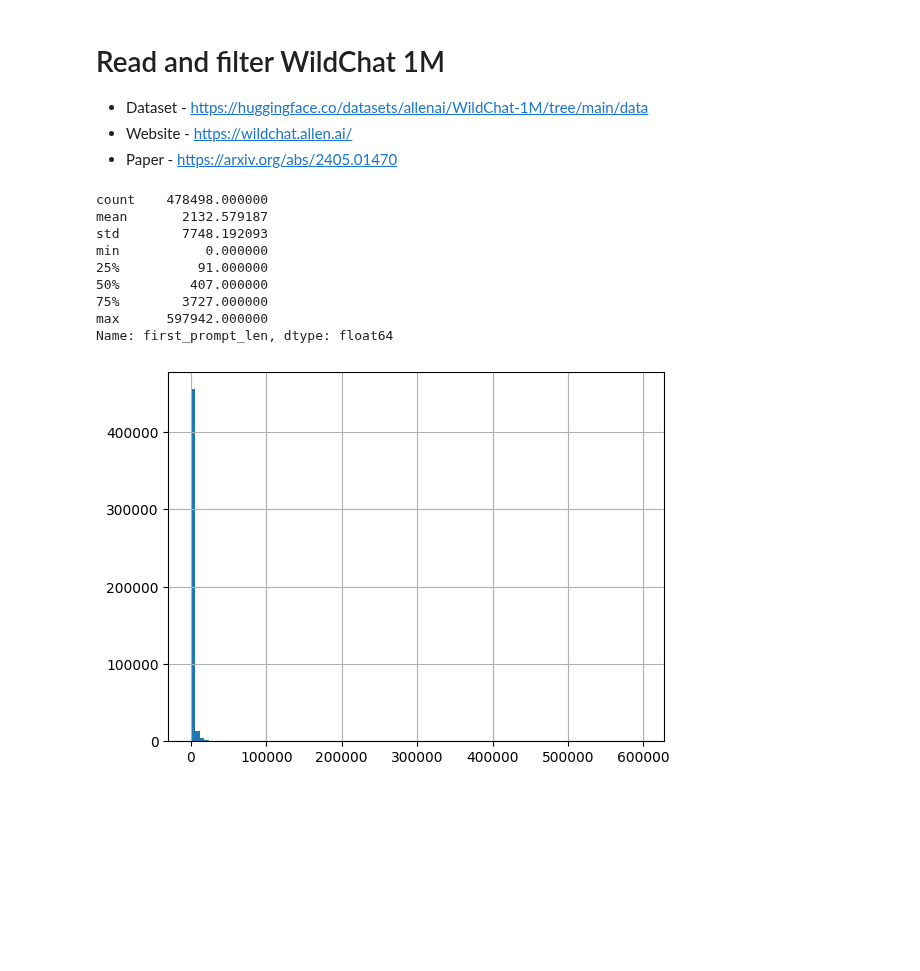
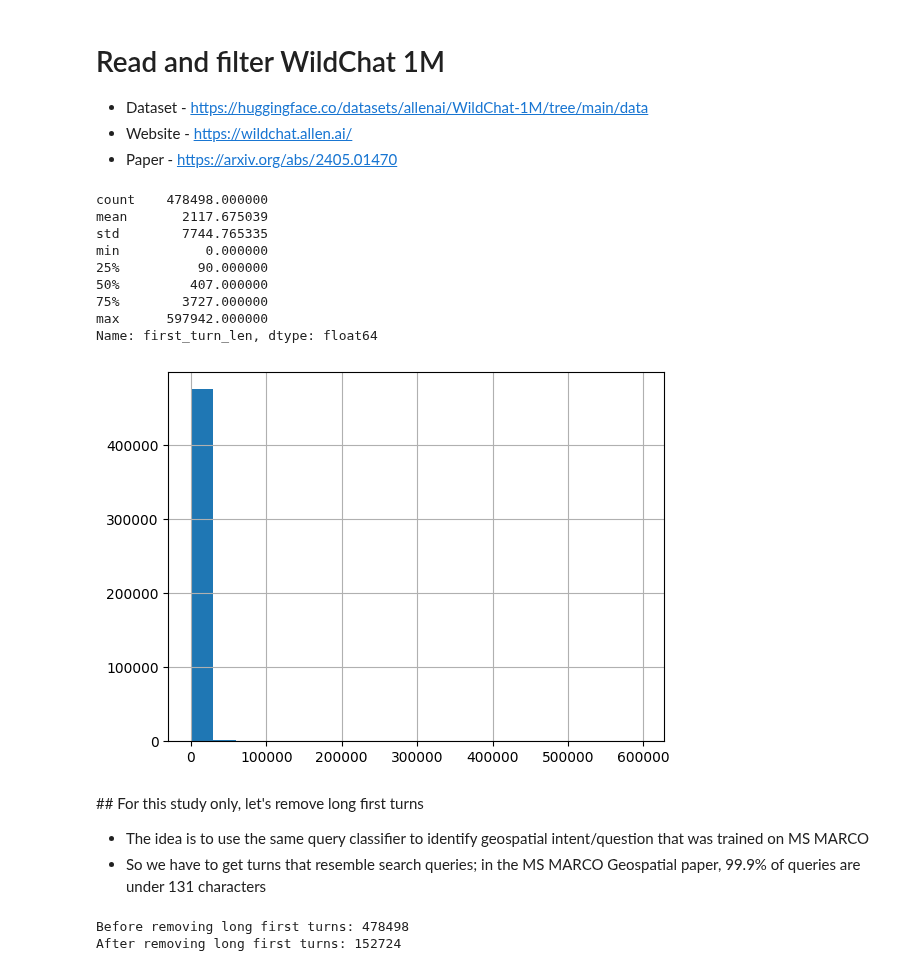
Before and after one commit to ilyankou/chat-geospatial, a Jupyter notebook: 1a-CleanUpWildChat.ipynb, the cells around one changed output. Drawn from its saved outputs; the diff is of its cells as text; code cells hidden in the pictures; blank space fills up the shorter version.

Commit message:
Add visual v1

```diff
--- a/1a-CleanUpWildChat.ipynb
+++ b/1a-CleanUpWildChat.ipynb
@@ -19,20 +19,32 @@ for i in range(14):
 data_en = pd.concat(dfs)
 # %%
 data = data_en.assign(
-    first_prompt=lambda df_: df_.conversation.apply(lambda x: x[0]['content']),
-    first_prompt_len=lambda df_: df_.first_prompt.str.len()
+    first_turn=lambda df_: df_.conversation.apply(lambda x: x[0]['content'].strip()),
+    first_turn_len=lambda df_: df_.first_turn.str.len()
 )
 
-data.first_prompt_len.hist(bins=100)
-data.first_prompt_len.describe()
+data.first_turn_len.hist(bins=20)
+data.first_turn_len.describe()
 # %% [output]
 count    478498.000000
-mean       2132.579187
-std        7748.192093
+mean       2117.675039
+std        7744.765335
 min           0.000000
-25%          91.000000
+25%          90.000000
 50%         407.000000
 75%        3727.000000
 max      597942.000000
-Name: first_prompt_len, dtype: float64
+Name: first_turn_len, dtype: float64
-[figure, old version]
+[figure, new version]
+# %% [markdown]
+## For this study only, let's remove long first turns
+
+- The idea is to use the same query classifier to identify geospatial intent/question that was trained on MS MARCO
+- So we have to get turns that resemble search queries; in the MS MARCO Geospatial paper, 99.9% of queries are under 131 characters
+# %%
+print('Before removing long first turns:', data.shape[0])
+data = data.query('first_turn_len <= 131')
+print('After removing long first turns:', data.shape[0])
+# %% [output]
+Before removing long first turns: 478498
+After removing long first turns: 152724
```
Also changed, not shown: parts of 17 cells of this notebook, 18 other files.
